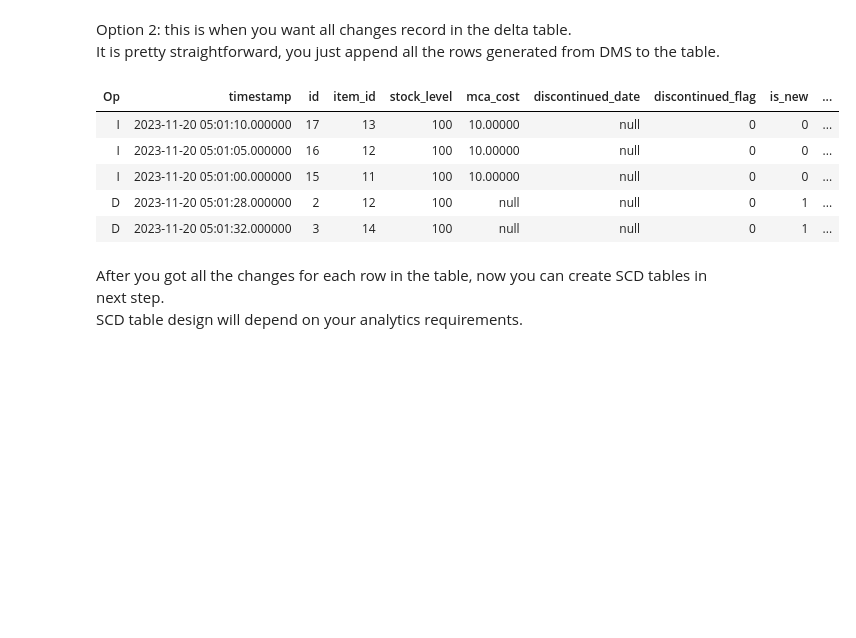
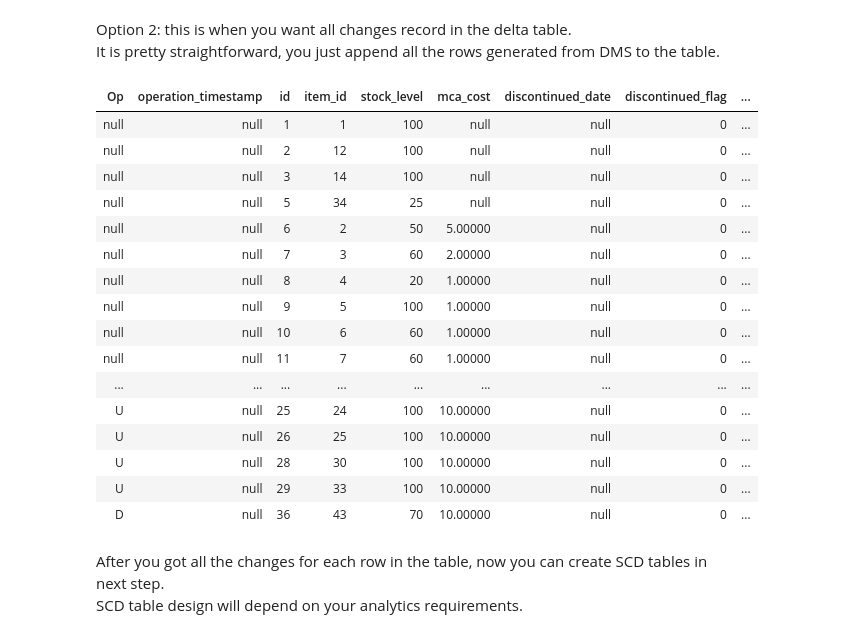
Before and after one commit to MinThuraZaw/PySpark-ETL-with-AWS-DMS-and-Databricks, a Jupyter notebook: databricks/stock-level-dms-cdc.ipynb, the cells around one changed output. Cells and saved outputs as stored; diff of their text form; code cells hidden in the pictures; blank space fills up the shorter version.

```diff
--- a/databricks/stock-level-dms-cdc.ipynb
+++ b/databricks/stock-level-dms-cdc.ipynb
@@ -132,17 +133,26 @@ It is pretty straightforward, you just append all the rows generated from DMS to
     .awaitTermination()
 )
 # %%
-#df = spark.read.parquet("")
-
-df = spark.table("demo_catalog.demo_schema.stock_levels")
-df.limit(10).display()
+df = spark.table("demo_catalog.demo_schema.stock_level_cdc")
+df.limit(30).display()
 # %% [output]
-| Op | timestamp | id | item_id | stock_level | mca_cost | discontinued_date | discontinued_flag | is_new | ... |
-| I | 2023-11-20 05:01:10.000000 | 17 | 13 | 100 | 10.00000 | null | 0 | 0 | ... |
-| I | 2023-11-20 05:01:05.000000 | 16 | 12 | 100 | 10.00000 | null | 0 | 0 | ... |
-| I | 2023-11-20 05:01:00.000000 | 15 | 11 | 100 | 10.00000 | null | 0 | 0 | ... |
-| D | 2023-11-20 05:01:28.000000 | 2 | 12 | 100 | null | null | 0 | 1 | ... |
-| D | 2023-11-20 05:01:32.000000 | 3 | 14 | 100 | null | null | 0 | 1 | ... |
+| Op | operation_timestamp | id | item_id | stock_level | mca_cost | discontinued_date | discontinued_flag | ... |
+| null | null | 1 | 1 | 100 | null | null | 0 | ... |
+| null | null | 2 | 12 | 100 | null | null | 0 | ... |
+| null | null | 3 | 14 | 100 | null | null | 0 | ... |
+| null | null | 5 | 34 | 25 | null | null | 0 | ... |
+| null | null | 6 | 2 | 50 | 5.00000 | null | 0 | ... |
+| null | null | 7 | 3 | 60 | 2.00000 | null | 0 | ... |
+| null | null | 8 | 4 | 20 | 1.00000 | null | 0 | ... |
+| null | null | 9 | 5 | 100 | 1.00000 | null | 0 | ... |
+| null | null | 10 | 6 | 60 | 1.00000 | null | 0 | ... |
+| null | null | 11 | 7 | 60 | 1.00000 | null | 0 | ... |
+| ... | ... | ... | ... | ... | ... | ... | ... | ... |
+| U | null | 25 | 24 | 100 | 10.00000 | null | 0 | ... |
+| U | null | 26 | 25 | 100 | 10.00000 | null | 0 | ... |
+| U | null | 28 | 30 | 100 | 10.00000 | null | 0 | ... |
+| U | null | 29 | 33 | 100 | 10.00000 | null | 0 | ... |
+| D | null | 36 | 43 | 70 | 10.00000 | null | 0 | ... |
 # %% [markdown]
 After you got all the changes for each row in the table, now you can create SCD tables in next step. <br>
 SCD table design will depend on your analytics requirements.
```
Also changed, not shown: parts of 5 cells of this notebook.
